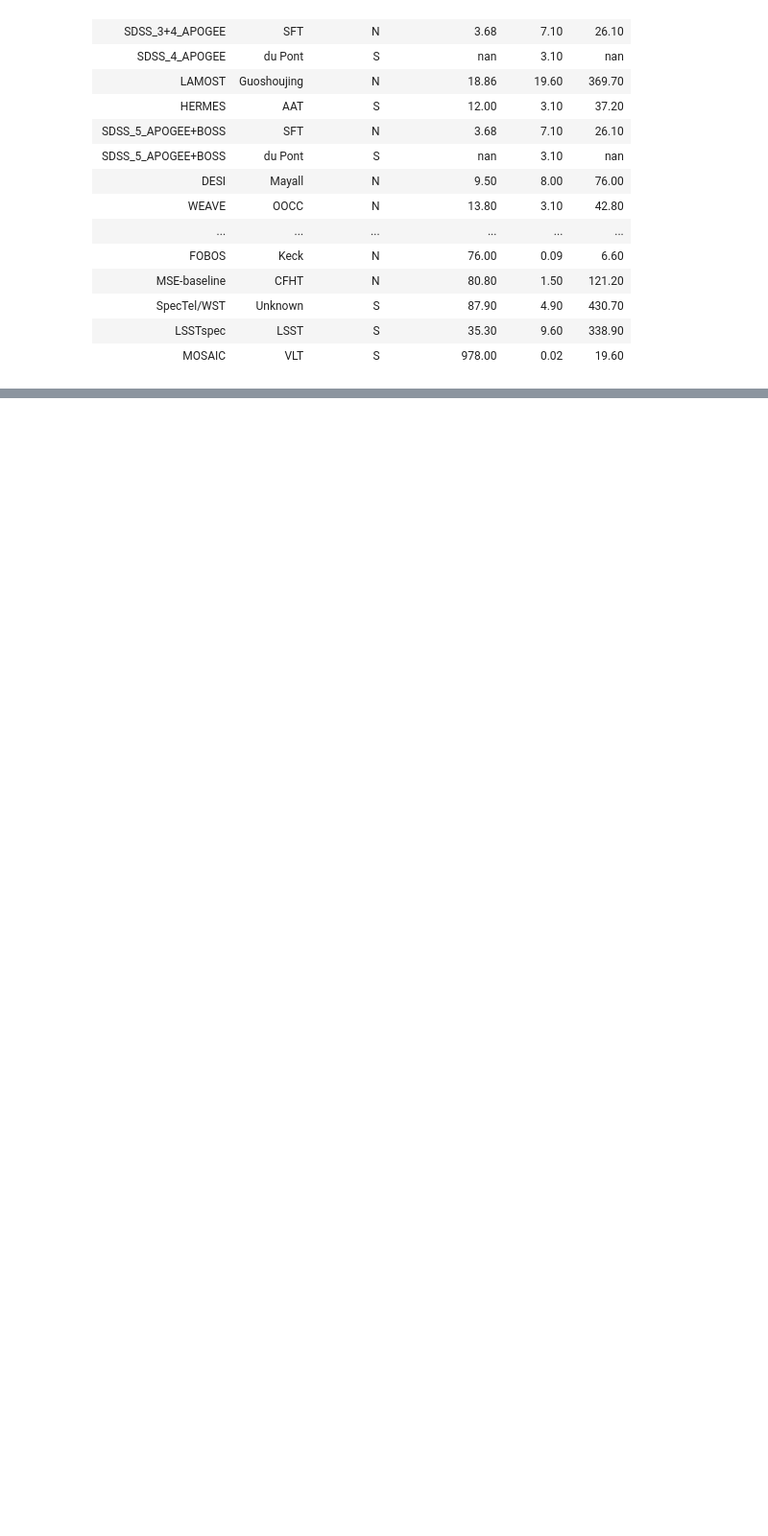
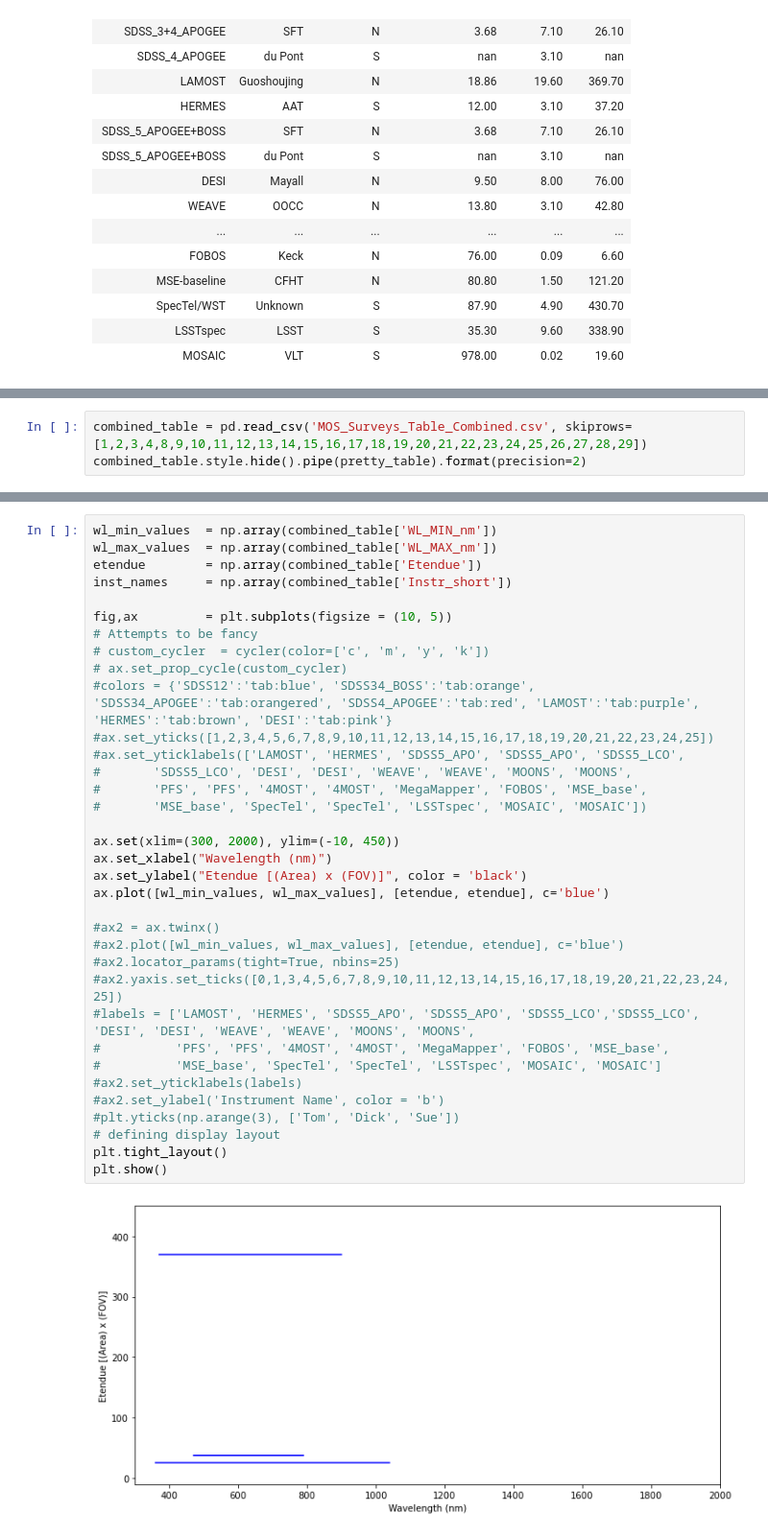
Before and after one commit to jsobeck/MOS_Surveys_Overview, a Jupyter notebook: MOS_Surveys_Overview_Visualizations.ipynb, the cells around one changed output, grey strips where cells are left out. Shown at 96% size. Saved outputs shown, nothing was run; the diff lists cells and outputs as text; blank space fills up the shorter version.

```diff
--- a/MOS_Surveys_Overview_Visualizations.ipynb
+++ b/MOS_Surveys_Overview_Visualizations.ipynb
@@ -130,0 +138,3 @@ KeyError: 'Etendue'
+# %%
+combined_table = pd.read_csv('MOS_Surveys_Table_Combined.csv', skiprows=[1,2,3,4,8,9,10,11,12,13,14,15,16,17,18,19,20,21,22,23,24,25,26,27,28,29])
+combined_table.style.hide().pipe(pretty_table).format(precision=2)
@@ -130,0 +151,37 @@ KeyError: 'Etendue'
+# %%
+wl_min_values  = np.array(combined_table['WL_MIN_nm'])
+wl_max_values  = np.array(combined_table['WL_MAX_nm'])
+etendue        = np.array(combined_table['Etendue'])
+inst_names     = np.array(combined_table['Instr_short'])
+
+fig,ax         = plt.subplots(figsize = (10, 5))
+# Attempts to be fancy
+# custom_cycler  = cycler(color=['c', 'm', 'y', 'k'])
+# ax.set_prop_cycle(custom_cycler)
+#colors = {'SDSS12':'tab:blue', 'SDSS34_BOSS':'tab:orange', 'SDSS34_APOGEE':'tab:orangered', 'SDSS4_APOGEE':'tab:red', 'LAMOST':'tab:purple', 'HERMES':'tab:brown', 'DESI':'tab:pink'}
+#ax.set_yticks([1,2,3,4,5,6,7,8,9,10,11,12,13,14,15,16,17,18,19,20,21,22,23,24,25])
+#ax.set_yticklabels(['LAMOST', 'HERMES', 'SDSS5_APO', 'SDSS5_APO', 'SDSS5_LCO',
+#       'SDSS5_LCO', 'DESI', 'DESI', 'WEAVE', 'WEAVE', 'MOONS', 'MOONS',
+#       'PFS', 'PFS', '4MOST', '4MOST', 'MegaMapper', 'FOBOS', 'MSE_base',
+#       'MSE_base', 'SpecTel', 'SpecTel', 'LSSTspec', 'MOSAIC', 'MOSAIC'])
+
+ax.set(xlim=(300, 2000), ylim=(-10, 450))
+ax.set_xlabel("Wavelength (nm)")
+ax.set_ylabel("Etendue [(Area) x (FOV)]", color = 'black')
+ax.plot([wl_min_values, wl_max_values], [etendue, etendue], c='blue')
+
+#ax2 = ax.twinx()
+#ax2.plot([wl_min_values, wl_max_values], [etendue, etendue], c='blue')
+#ax2.locator_params(tight=True, nbins=25)
+#ax2.yaxis.set_ticks([0,1,3,4,5,6,7,8,9,10,11,12,13,14,15,16,17,18,19,20,21,22,23,24,25])
+#labels = ['LAMOST', 'HERMES', 'SDSS5_APO', 'SDSS5_APO', 'SDSS5_LCO','SDSS5_LCO', 'DESI', 'DESI', 'WEAVE', 'WEAVE', 'MOONS', 'MOONS',
+#          'PFS', 'PFS', '4MOST', '4MOST', 'MegaMapper', 'FOBOS', 'MSE_base',
+#          'MSE_base', 'SpecTel', 'SpecTel', 'LSSTspec', 'MOSAIC', 'MOSAIC']
+#ax2.set_yticklabels(labels)
+#ax2.set_ylabel('Instrument Name', color = 'b')
+#plt.yticks(np.arange(3), ['Tom', 'Dick', 'Sue'])
+# defining display layout
+plt.tight_layout()
+plt.show()
+# %% [output]
+[figure, added]
```
Also changed, not shown: parts of 18 cells of this notebook.
